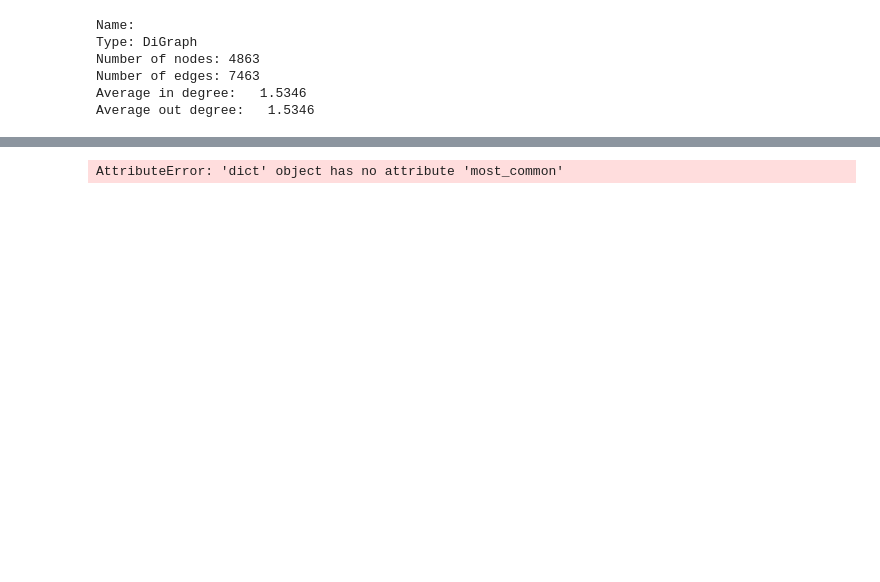
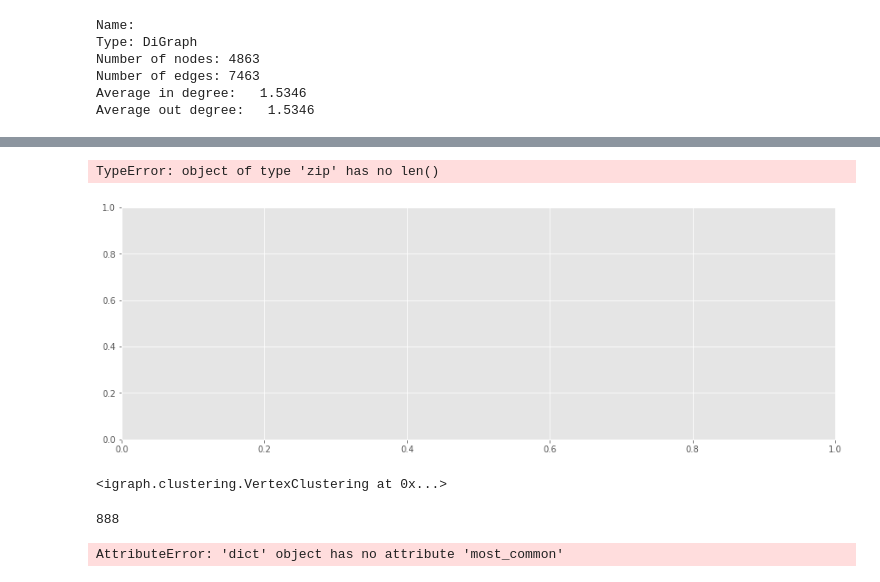
Before and after one commit to Ispanicus/Reddit_network_analysis, a Jupyter notebook: CommunityDetection.ipynb, the cells around one changed output, grey strips where cells are left out. Saved outputs shown, nothing was run; the diff lists cells and outputs as text; code cells hidden in the pictures; blank space fills up the shorter version.

```diff
--- a/CommunityDetection.ipynb
+++ b/CommunityDetection.ipynb
@@ -70,8 +70,8 @@ Doing infomap for community detection.
 Wanted to use the fast greedy algorithm, which merges individual nodes into communities in a way that greedily maximizes the modularity score of the graph.
 I thought it would be a really good idea for our realtively large network, but it has no support for directed graphs (story of our lives))
 '''
-negvertex = negbc.community_infomap(trials=10)
-posvertex = posbc.community_infomap(trials=10)
+negvertex = negbc.community_infomap(trials=20)
+posvertex = posbc.community_infomap(trials=20)
 # %%
 # Plotting the biggest strongly connected components
 def plotcommunity(graph, name):
@@ -95,0 +103,14 @@ NameError: name 'ss' is not defined
+# %%
+n,x, _ = plt.hist(zip(*[(left, count) for left, _, count in posvertex.size_histogram().bins()]), bins = 20)
+plt.close()
+bin_centers = 0.5*(x[1:]+x[:-1])
+plt.gca().set_yscale("symlog", linthresh=0.001)
+plt.scatter(bin_centers,n)
+plt.title('Out degree centrality distribution')
+plt.xlabel('C_d_out')
+plt.ylabel('P(C_d_out)')
+plt.show()
+print(max(email_out_degree_cent.values()))
+# %% [output]
+TypeError: object of type 'zip' has no len()
+[figure, added]
@@ -96,3 +132,7 @@ NameError: name 'ss' is not defined
+# %%
+posvertex
+# %% [output]
+<igraph.clustering.VertexClustering at 0x...>
 # %%
 # Positive components
 ss = posvertex.sizes()
@@ -104,2 +142,6 @@ plotcommunity(posvertex.subgraph(ss.index(sorted(ss, reverse=True)[60])),"test2"
+# %%
+len([x for x in third.es])
+# %% [output]
+888
 # %%
 #Plots
```
Also changed, not shown: parts of 9 cells of this notebook, 13 other files.
